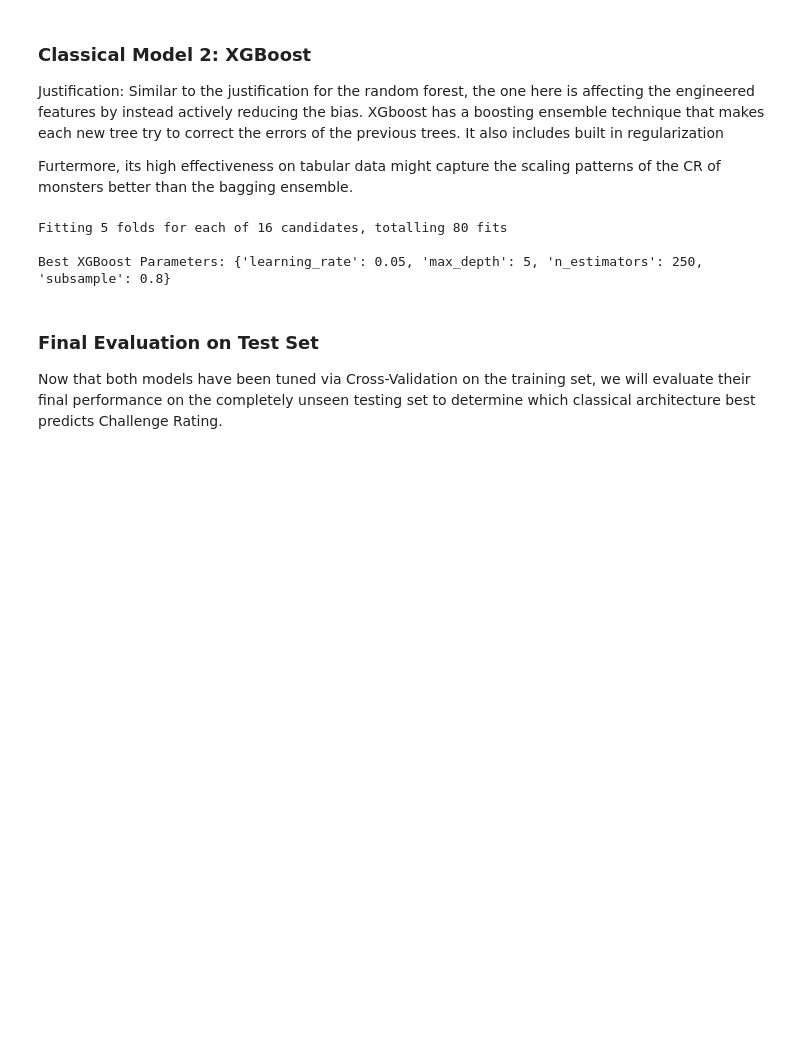
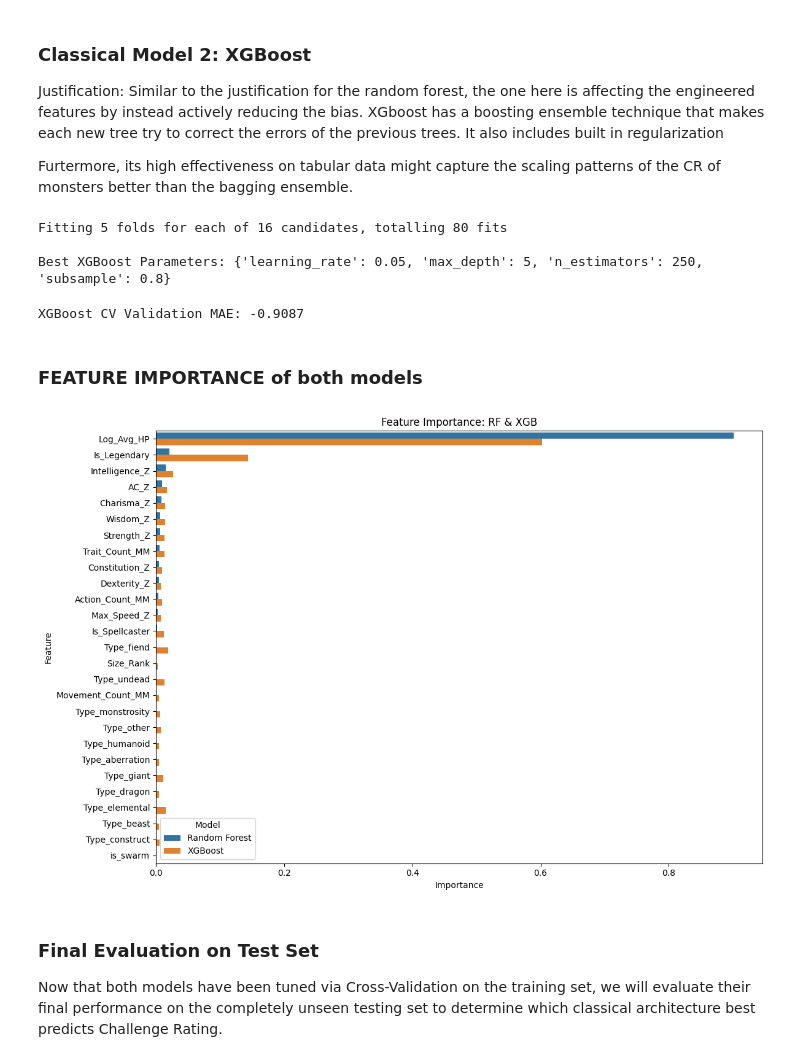
Before and after one commit to adg30/INTSY-MCO, a Jupyter notebook: notebooks/07_classical_models.ipynb, the cells around one changed output. Cells and saved outputs as stored; diff of their text form; code cells hidden in the pictures; blank space fills up the shorter version.

Commit message:
Classical Models push 2

```diff
--- a/notebooks/07_classical_models.ipynb
+++ b/notebooks/07_classical_models.ipynb
@@ -33,0 +37,21 @@ Testing set:    468 samples
+# %%
+print("Baseline Models")
+#Random Forest Baseline
+baseline_rf = RandomForestRegressor(random_state=42)
+baseline_rf.fit(X_train, y_train)
+baseline_rf_predictions = baseline_rf.predict(X_test)
+baseline_rf_mae = mean_absolute_error(y_test, baseline_rf_predictions)
+print(f"Random Forest abseline MAE: {baseline_rf_mae:.4f}")
+
+joblib.dump(baseline_rf, 'baseline_rf_model.pkl')
+
+#XGBoost Baseline
+baseline_xgb = XGBRegressor(random_state=42, objective='reg:squarederror')
+baseline_xgb.fit(X_train, y_train)
+baseline_xgb_predictions = baseline_xgb.predict(X_test)
+baseline_xgb_mae = mean_absolute_error(y_test, baseline_xgb_predictions)
+print(f"XGBoost baseline MAE: {baseline_xgb_mae:.4f}")
+
+joblib.dump(baseline_xgb, 'baseline_xgb_model.pkl')
+
+print("\nModels saved as 'baseline_rf_model.pkl' and 'baseline_xgb_model.pkl'")
@@ -70,6 +104,33 @@ print("\nBest XGBoost Parameters:", xgb_grid.best_params_)
 Fitting 5 folds for each of 16 candidates, totalling 80 fits
 
 Best XGBoost Parameters: {'learning_rate': 0.05, 'max_depth': 5, 'n_estimators': 250, 'subsample': 0.8}
+# %%
+print(f"XGBoost CV Validation MAE: {xgb_grid.best_score_:.4f}")
+# %% [output]
+XGBoost CV Validation MAE: -0.9087
+# %% [markdown]
+### FEATURE IMPORTANCE of both models
+# %%
+
+rf_importances = best_rf_model.feature_importances_
+xgb_importances = best_xgb_model.feature_importances_
+
+importance_df = pd.DataFrame({
+    'Feature': X_train.columns,
+    'Random Forest': rf_importances,
+    'XGBoost': xgb_importances
+})
+
+importance_melted = importance_df.melt(id_vars='Feature', var_name='Model', value_name='Importance')
+importance_melted = importance_melted.sort_values(by=['Model', 'Importance'], ascending=[True, False])
+
+plt.figure(figsize=(12, 8))
+sns.barplot(data=importance_melted, x='Importance', y='Feature', hue='Model')
+plt.title('Feature Importance: RF & XGB')
+plt.tight_layout()
+plt.show()
+# %% [output]
+[figure, added]
 # %% [markdown]
 ### Final Evaluation on Test Set
 Now that both models have been tuned via Cross-Validation on the training set, we will evaluate their final performance on the completely unseen testing set to determine which classical architecture best predicts Challenge Rating.
```
Also changed, not shown: parts of 12 cells of this notebook.
